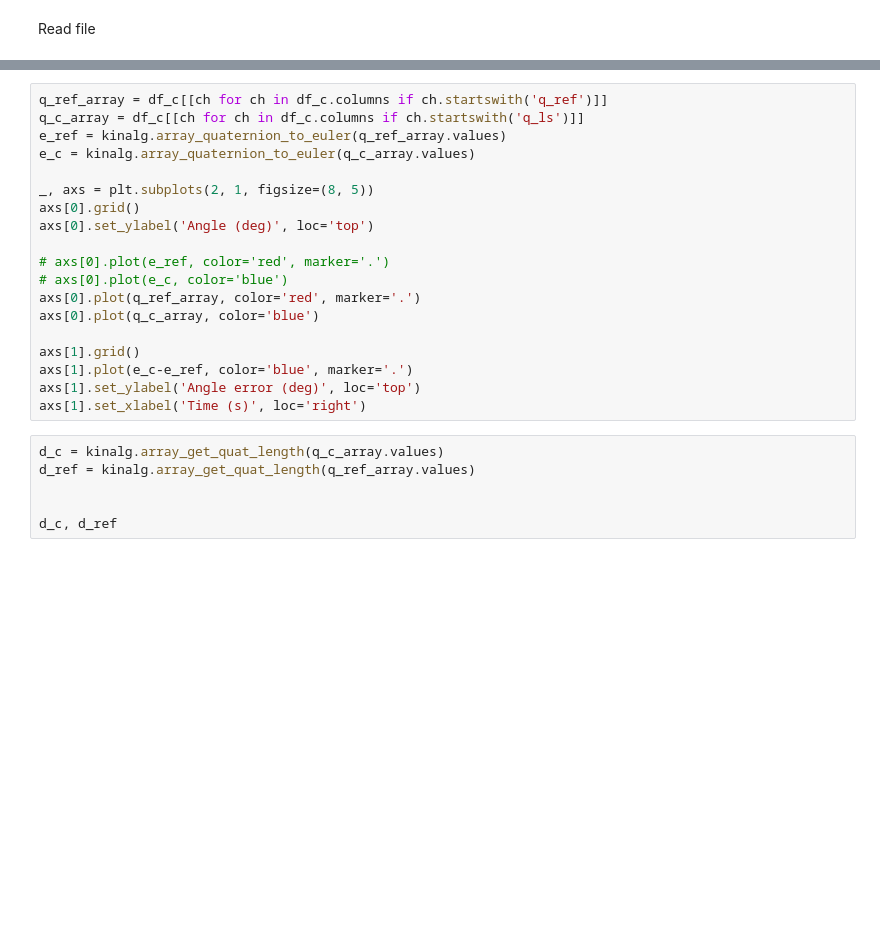
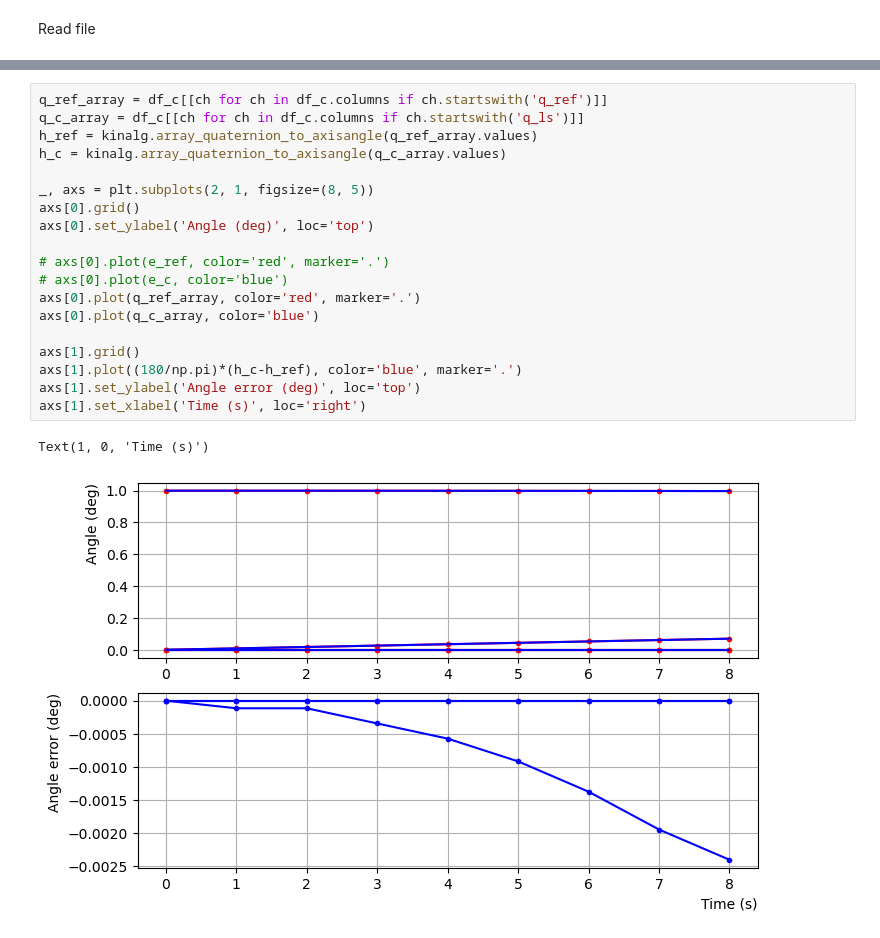
Before and after one commit to henkluinge/strapdown_integration, a Jupyter notebook: python/compare_c_implementation_with_reference.ipynb, the cells around one changed output, grey strips where cells are left out. Drawn from its saved outputs; the diff is of its cells as text; blank space fills up the shorter version.

```diff
--- a/python/compare_c_implementation_with_reference.ipynb
+++ b/python/compare_c_implementation_with_reference.ipynb
@@ -27,25 +38,22 @@ df_c.head()
 # %%
 q_ref_array = df_c[[ch for ch in df_c.columns if ch.startswith('q_ref')]]
 q_c_array = df_c[[ch for ch in df_c.columns if ch.startswith('q_ls')]]
-e_ref = kinalg.array_quaternion_to_euler(q_ref_array.values)
-e_c = kinalg.array_quaternion_to_euler(q_c_array.values)
+h_ref = kinalg.array_quaternion_to_axisangle(q_ref_array.values)
+h_c = kinalg.array_quaternion_to_axisangle(q_c_array.values)
 
 _, axs = plt.subplots(2, 1, figsize=(8, 5))
 axs[0].grid()
 axs[0].set_ylabel('Angle (deg)', loc='top')
 
 # axs[0].plot(e_ref, color='red', marker='.')
 # axs[0].plot(e_c, color='blue')
 axs[0].plot(q_ref_array, color='red', marker='.')
 axs[0].plot(q_c_array, color='blue')
 
 axs[1].grid()
-axs[1].plot(e_c-e_ref, color='blue', marker='.')
+axs[1].plot((180/np.pi)*(h_c-h_ref), color='blue', marker='.')
 axs[1].set_ylabel('Angle error (deg)', loc='top')
 axs[1].set_xlabel('Time (s)', loc='right')
+# %% [output]
+Text(1, 0, 'Time (s)')
+[figure, added]
-# %%
-d_c = kinalg.array_get_quat_length(q_c_array.values)
-d_ref = kinalg.array_get_quat_length(q_ref_array.values)
-
-
-d_c, d_ref
```
Also changed, not shown: parts of 1 cell of this notebook, 14 other files.
